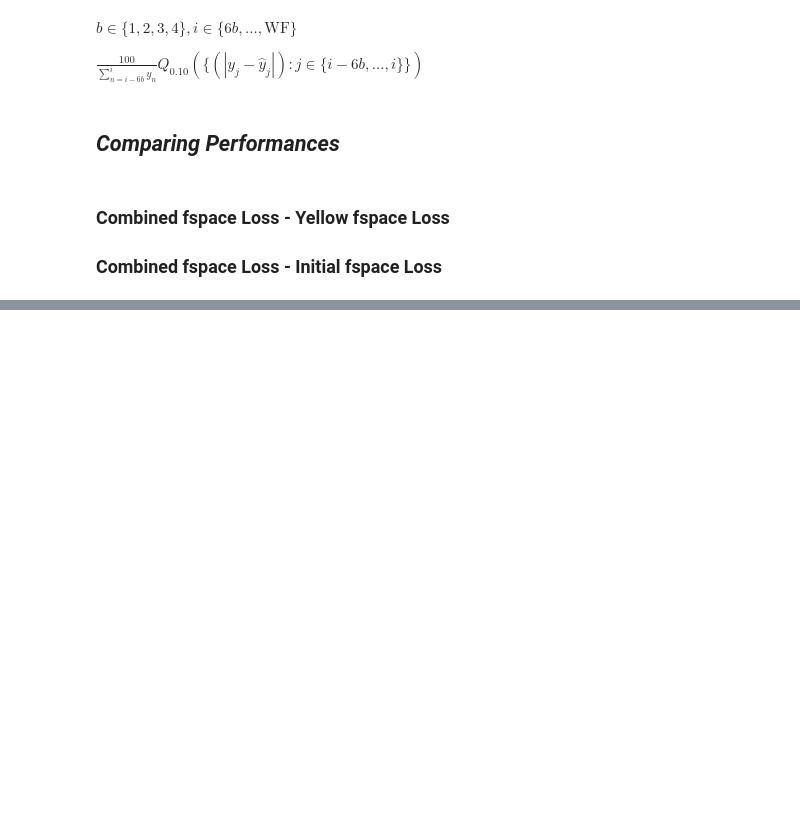
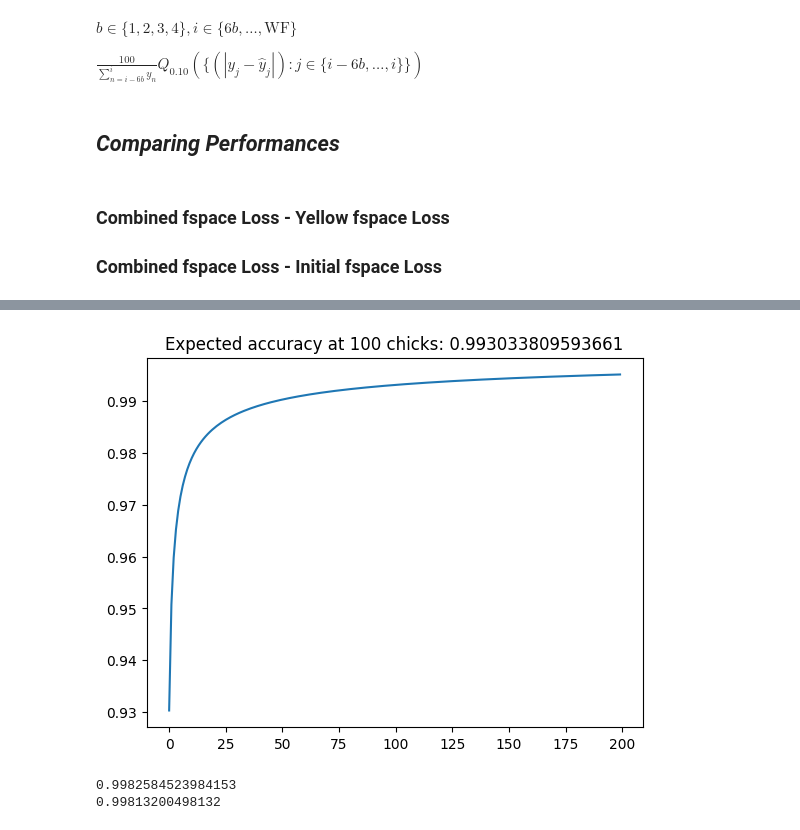
Before and after one commit to Jairik/Chick-Counting, a Jupyter notebook: rgb/mm_tp.ipynb, the cells around one changed output, grey strips where cells are left out. Drawn from its saved outputs; the diff is of its cells as text; code cells hidden in the pictures; blank space fills up the shorter version.

```diff
--- a/rgb/mm_tp.ipynb
+++ b/rgb/mm_tp.ipynb
@@ -1085,0 +1287,18 @@ for i in range(4):
+# %%
+def exp_abs_dev_at_t(t):
+    return 1-(np.sqrt(2/np.pi) * stdev_static / np.sqrt(t))
+
+N = 200
+t = np.arange(1, N + 1, dtype=float)   # 1, 2, ..., N
+y = exp_abs_dev_at_t(t)                # shape (N,)
+
+plt.plot(y)
+plt.title(f'Expected accuracy at 100 chicks: {exp_abs_dev_at_t(100)}')
+plt.show()
+
+print(exp_abs_dev_at_t(1600))
+print(1603/1606)
+# %% [output]
+[figure, added]
+0.9982584523984153
+0.99813200498132
```
Also changed, not shown: parts of 5 cells of this notebook.
